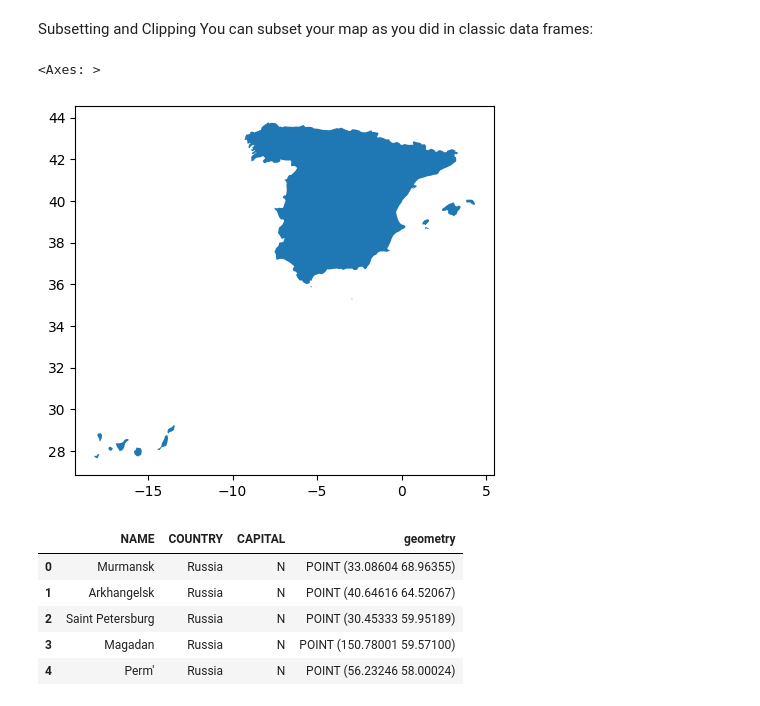
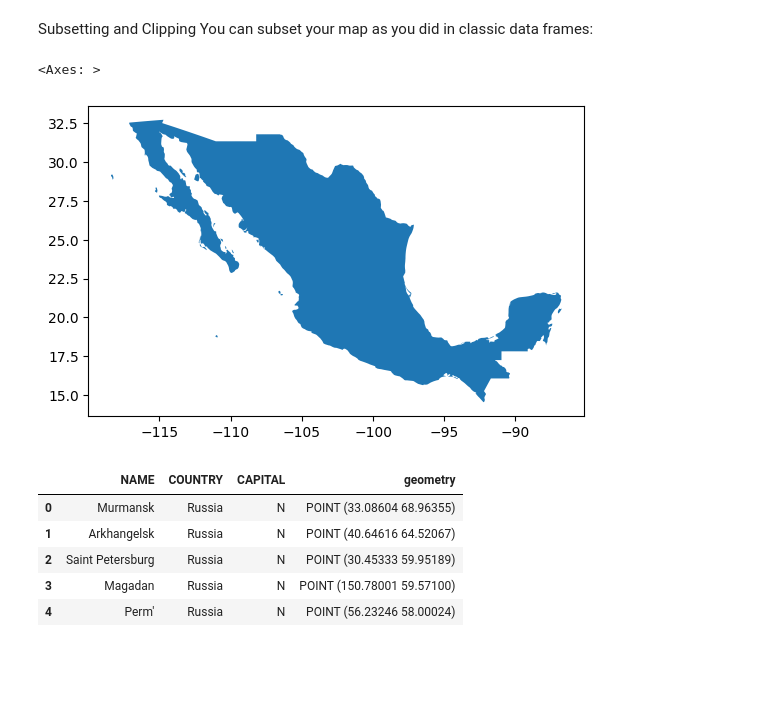
Before and after one commit to Ricardoabelhp/introgeodf, a Jupyter notebook: rhp_geopandas.ipynb, the cells around one changed output. Cells and saved outputs as stored; diff of their text form; code cells hidden in the pictures; blank space fills up the shorter version.

```diff
--- a/rhp_geopandas.ipynb
+++ b/rhp_geopandas.ipynb
@@ -249,12 +235,12 @@ m
 Subsetting and Clipping
 You can subset your map as you did in classic data frames:
 # %%
-spain=countries[countries.COUNTRY=='Spain']
+mexico=countries[countries.COUNTRY=='Mexico']
 # %%
-spain.plot()
+mexico.plot()
 # %% [output]
 <Axes: >
-[figure, old version]
+[figure, new version]
 # %%
 cities.head()
 # %% [output]
```
Also changed, not shown: parts of 18 cells of this notebook, 2 other files.
